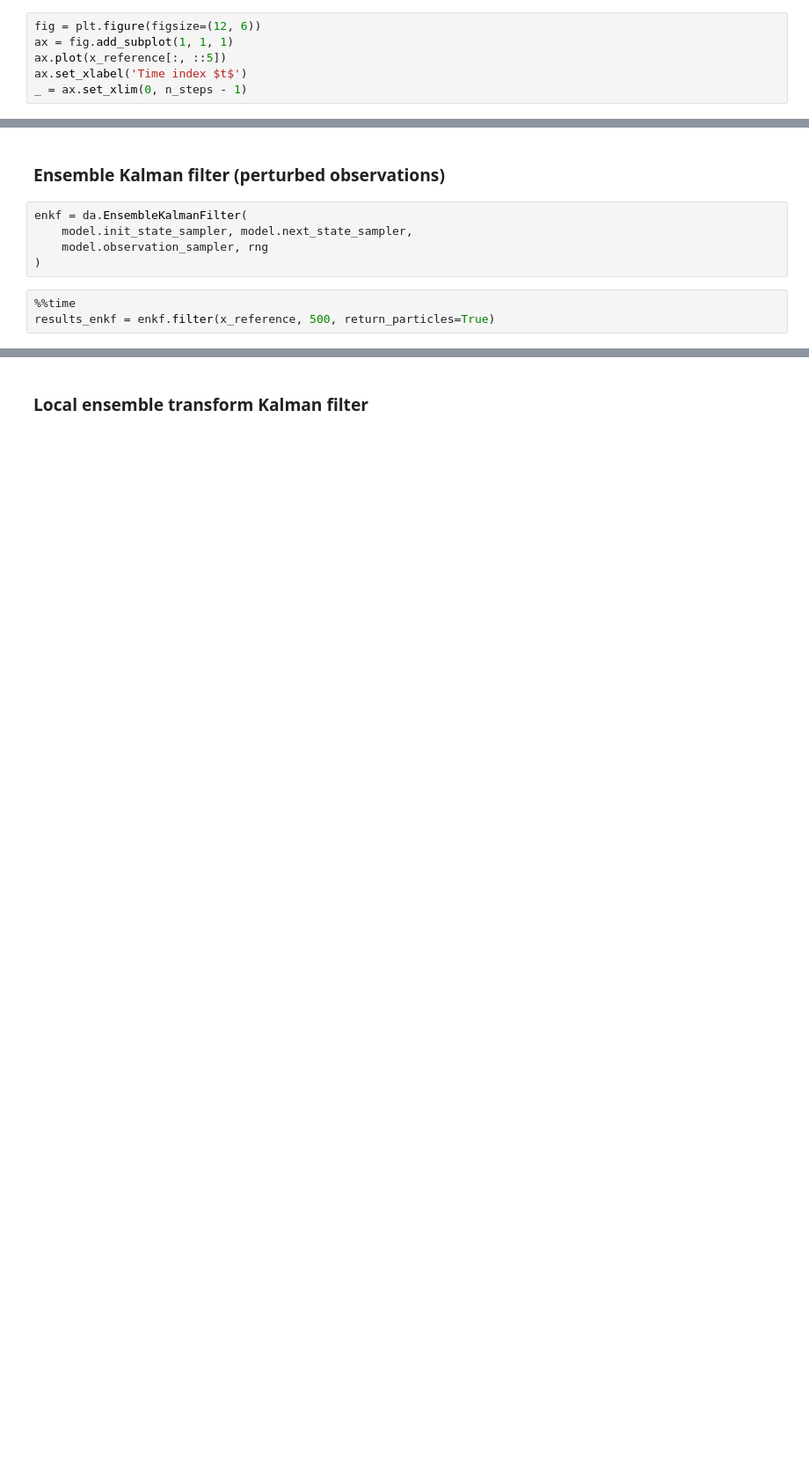
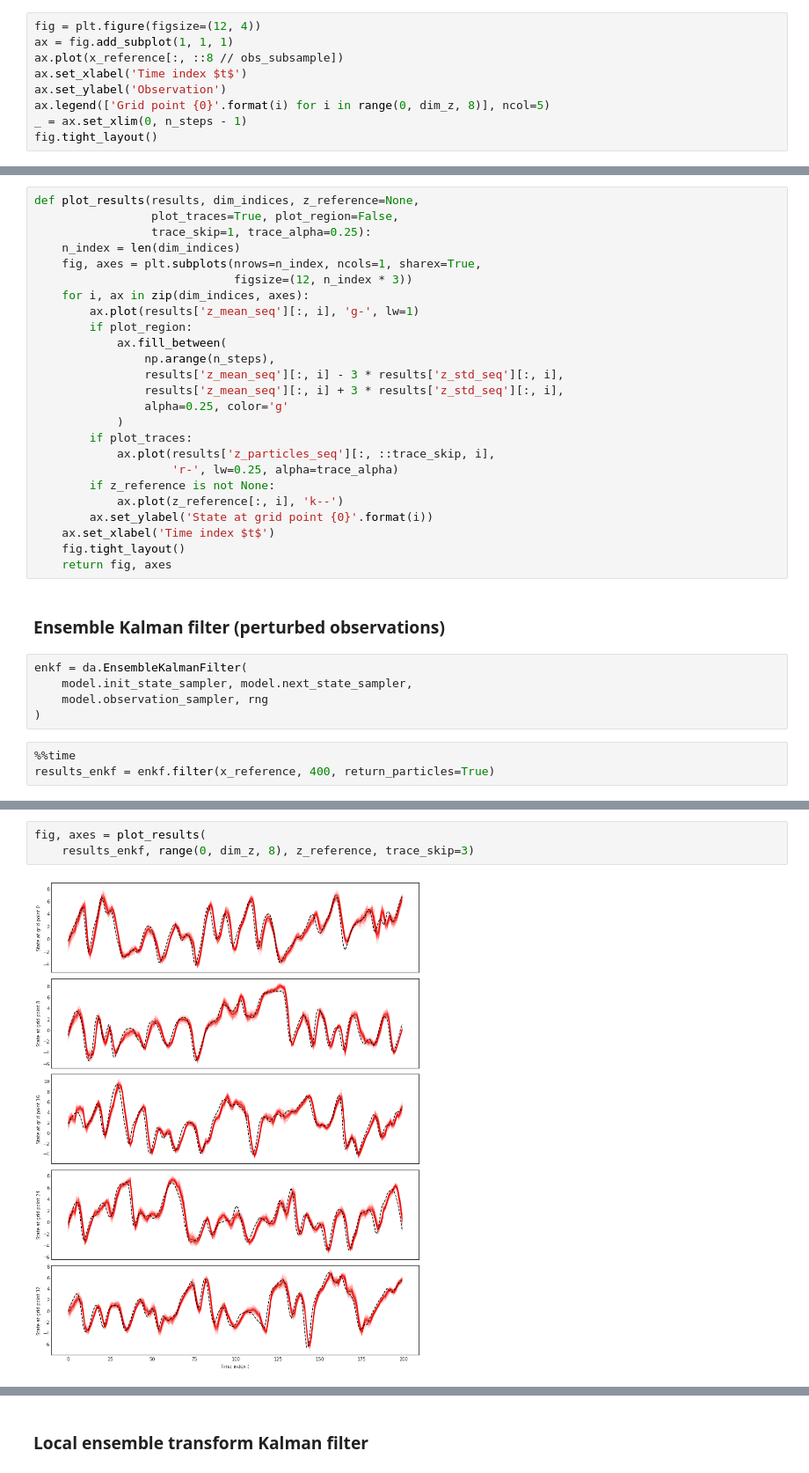
Before and after one commit to thiery-lab/data-assimilation, a Jupyter notebook: notebooks/Lorenz 96 model.ipynb, the cells around one changed output, grey strips where cells are left out. Shown at 88% size. Drawn from its saved outputs; the diff is of its cells as text; blank space fills up the shorter version.

```diff
--- a/notebooks/Lorenz 96 model.ipynb
+++ b/notebooks/Lorenz 96 model.ipynb
@@ -48,7 +59,10 @@ _ = ax.set_xlim(0, n_steps - 1)
 # %%
-fig = plt.figure(figsize=(12, 6))
+fig = plt.figure(figsize=(12, 4))
 ax = fig.add_subplot(1, 1, 1)
-ax.plot(x_reference[:, ::5])
+ax.plot(x_reference[:, ::8 // obs_subsample])
 ax.set_xlabel('Time index $t$')
+ax.set_ylabel('Observation')
+ax.legend(['Grid point {0}'.format(i) for i in range(0, dim_z, 8)], ncol=5)
 _ = ax.set_xlim(0, n_steps - 1)
+fig.tight_layout()
 # %% [output]
@@ -56,5 +70,30 @@ _ = ax.set_xlim(0, n_steps - 1)
 # %% [markdown]
 ## Infer state from observations
+# %%
+def plot_results(results, dim_indices, z_reference=None,
+                 plot_traces=True, plot_region=False,
+                 trace_skip=1, trace_alpha=0.25):
+    n_index = len(dim_indices)
+    fig, axes = plt.subplots(nrows=n_index, ncols=1, sharex=True,
+                             figsize=(12, n_index * 3))
+    for i, ax in zip(dim_indices, axes):
+        ax.plot(results['z_mean_seq'][:, i], 'g-', lw=1)
+        if plot_region:
+            ax.fill_between(
+                np.arange(n_steps),
+                results['z_mean_seq'][:, i] - 3 * results['z_std_seq'][:, i],
+                results['z_mean_seq'][:, i] + 3 * results['z_std_seq'][:, i],
+                alpha=0.25, color='g'
+            )
+        if plot_traces:
+            ax.plot(results['z_particles_seq'][:, ::trace_skip, i],
+                    'r-', lw=0.25, alpha=trace_alpha)
+        if z_reference is not None:
+            ax.plot(z_reference[:, i], 'k--')
+        ax.set_ylabel('State at grid point {0}'.format(i))
+    ax.set_xlabel('Time index $t$')
+    fig.tight_layout()
+    return fig, axes
 # %% [markdown]
 ### Ensemble Kalman filter (perturbed observations)
 # %%
@@ -64,5 +103,5 @@ enkf = da.EnsembleKalmanFilter(
 )
 # %%
 %%time
-results_enkf = enkf.filter(x_reference, 500, return_particles=True)
+results_enkf = enkf.filter(x_reference, 400, return_particles=True)
 # %% [output]
@@ -103,0 +110,5 @@ for i in range(5):
+# %%
+fig, axes = plot_results(
+    results_enkf, range(0, dim_z, 8), z_reference, trace_skip=3)
+# %% [output]
+[figure, added]
```
Also changed, not shown: parts of 32 cells of this notebook, 3 other files.
